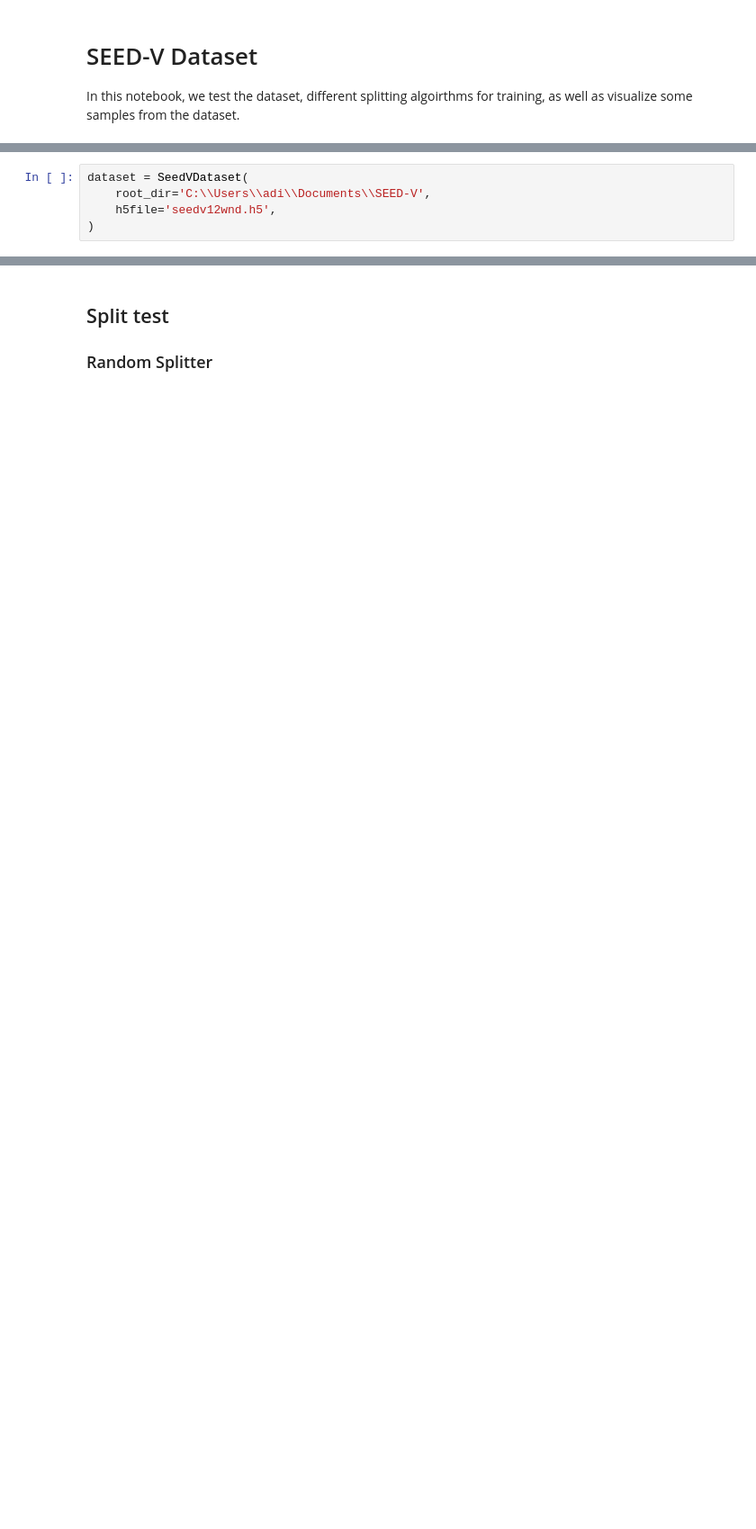
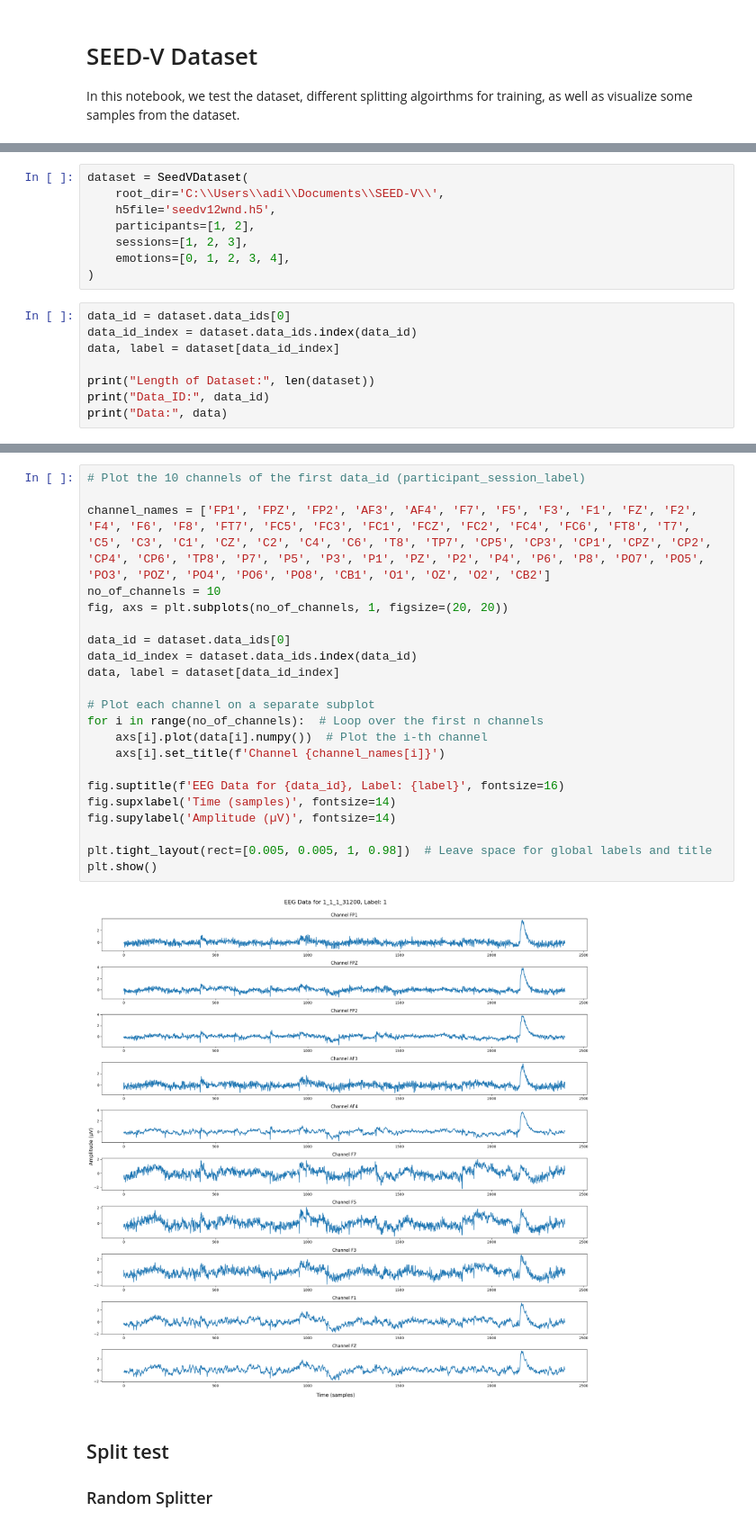
Before and after one commit to NYUAD-EmotionReg-CSCapstone-2024/machine-learning, a Jupyter notebook: dataset_viewer.ipynb, the cells around one changed output, grey strips where cells are left out. Shown: that part at 90% size. Saved outputs shown, nothing was run; the diff lists cells and outputs as text; blank space fills up the shorter version.

```diff
--- a/dataset_viewer.ipynb
+++ b/dataset_viewer.ipynb
@@ -8,5 +9,16 @@ from datasets.splitters import RandomSplitter, LNSOSplitter, KFoldSplitter
 # %%
 dataset = SeedVDataset(
-    root_dir='C:\\Users\\adi\\Documents\\SEED-V',
+    root_dir='C:\\Users\\adi\\Documents\\SEED-V\\',
     h5file='seedv12wnd.h5',
+    participants=[1, 2],
+    sessions=[1, 2, 3],
+    emotions=[0, 1, 2, 3, 4],
 )
+# %%
+data_id = dataset.data_ids[0]
+data_id_index = dataset.data_ids.index(data_id)
+data, label = dataset[data_id_index]
+
+print("Length of Dataset:", len(dataset))
+print("Data_ID:", data_id)
+print("Data:", data)
@@ -13,3 +35,27 @@ dataset = SeedVDataset(
+# %%
+# Plot the 10 channels of the first data_id (participant_session_label)
+
+channel_names = ['FP1', 'FPZ', 'FP2', 'AF3', 'AF4', 'F7', 'F5', 'F3', 'F1', 'FZ', 'F2', 'F4', 'F6', 'F8', 'FT7', 'FC5', 'FC3', 'FC1', 'FCZ', 'FC2', 'FC4', 'FC6', 'FT8', 'T7', 'C5', 'C3', 'C1', 'CZ', 'C2', 'C4', 'C6', 'T8', 'TP7', 'CP5', 'CP3', 'CP1', 'CPZ', 'CP2', 'CP4', 'CP6', 'TP8', 'P7', 'P5', 'P3', 'P1', 'PZ', 'P2', 'P4', 'P6', 'P8', 'PO7', 'PO5', 'PO3', 'POZ', 'PO4', 'PO6', 'PO8', 'CB1', 'O1', 'OZ', 'O2', 'CB2']
+no_of_channels = 10
+fig, axs = plt.subplots(no_of_channels, 1, figsize=(20, 20))
+
+data_id = dataset.data_ids[0]
+data_id_index = dataset.data_ids.index(data_id)
+data, label = dataset[data_id_index]
+
+# Plot each channel on a separate subplot
+for i in range(no_of_channels):  # Loop over the first n channels
+    axs[i].plot(data[i].numpy())  # Plot the i-th channel
+    axs[i].set_title(f'Channel {channel_names[i]}')
+
+fig.suptitle(f'EEG Data for {data_id}, Label: {label}', fontsize=16)
+fig.supxlabel('Time (samples)', fontsize=14)
+fig.supylabel('Amplitude (µV)', fontsize=14)
+
+plt.tight_layout(rect=[0.005, 0.005, 1, 0.98])  # Leave space for global labels and title
+plt.show()
+# %% [output]
+[figure, added]
 # %% [markdown]
 ## Split test
 ### Random Splitter
```
Also changed, not shown: parts of 8 cells of this notebook, 10 other files.
